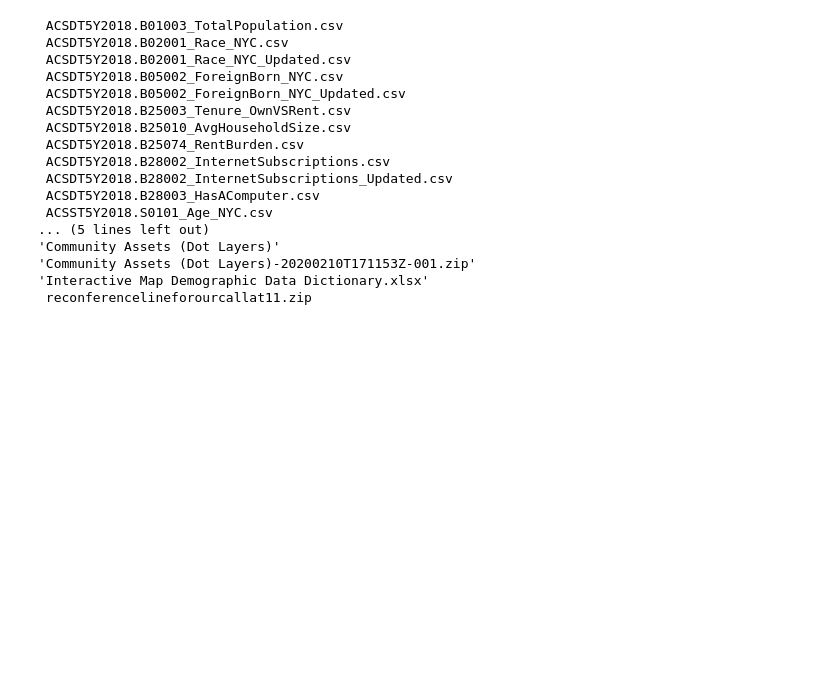
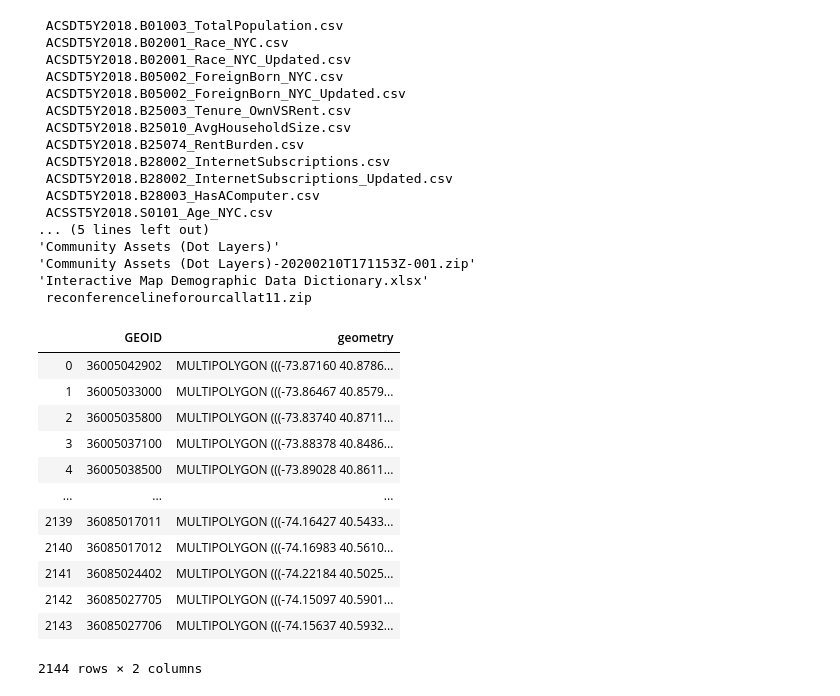
Before and after one commit to stuartlynn/NYCCensusCountMap, a Jupyter notebook: ETL/WrangleData.ipynb, the cells around one changed output. Cells and saved outputs as stored; diff of their text form; code cells hidden in the pictures; blank space fills up the shorter version.

```diff
--- a/ETL/WrangleData.ipynb
+++ b/ETL/WrangleData.ipynb
@@ -529,0 +629,18 @@ dot_layers = {
+# %%
+tracts = gp.read_file('../public/census_tracts.geojson')
+# %%
+tracts[['GEOID','geometry']]
+# %% [output]
+|  | GEOID | geometry |
+| 0 | 36005042902 | MULTIPOLYGON (((-73.87160 40.8786... |
+| 1 | 36005033000 | MULTIPOLYGON (((-73.86467 40.8579... |
+| 2 | 36005035800 | MULTIPOLYGON (((-73.83740 40.8711... |
+| 3 | 36005037100 | MULTIPOLYGON (((-73.88378 40.8486... |
+| 4 | 36005038500 | MULTIPOLYGON (((-73.89028 40.8611... |
+| ... | ... | ... |
+| 2139 | 36085017011 | MULTIPOLYGON (((-74.16427 40.5433... |
+| 2140 | 36085017012 | MULTIPOLYGON (((-74.16983 40.5610... |
+| 2141 | 36085024402 | MULTIPOLYGON (((-74.22184 40.5025... |
+| 2142 | 36085027705 | MULTIPOLYGON (((-74.15097 40.5901... |
+| 2143 | 36085027706 | MULTIPOLYGON (((-74.15637 40.5932... |
+2144 rows × 2 columns
```
Also changed, not shown: parts of 16 cells of this notebook, 16 other files.
